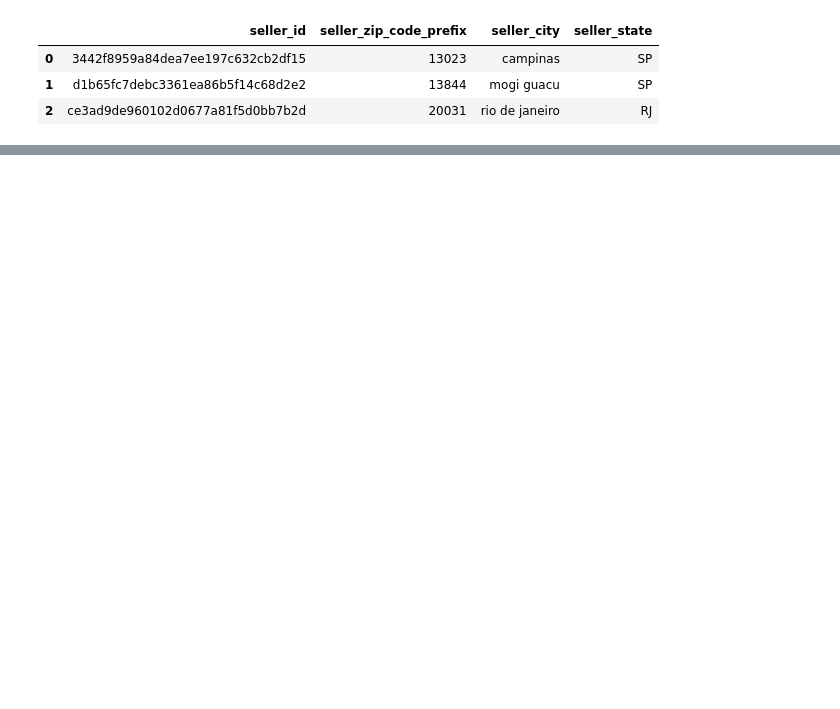
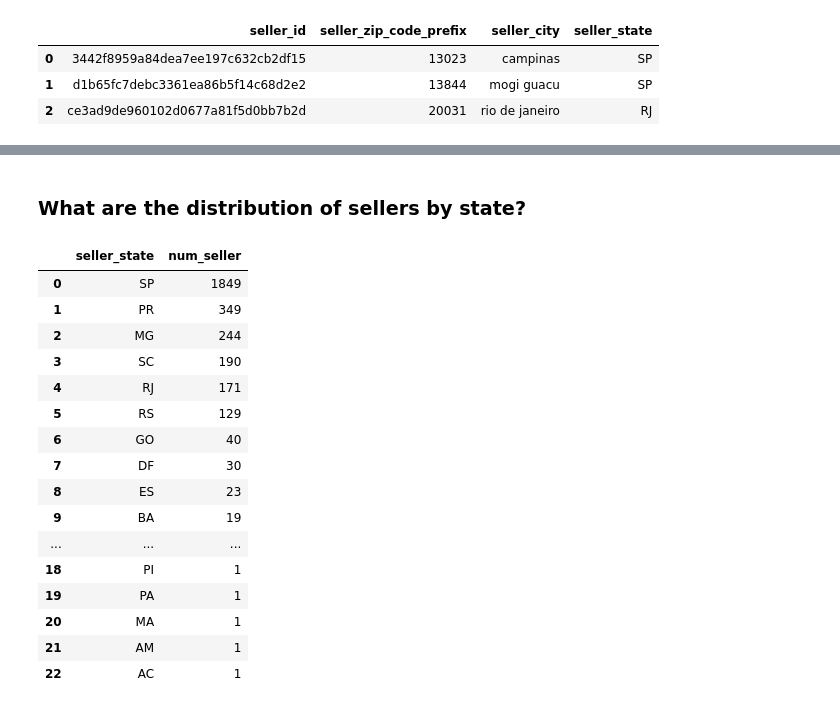
Before and after one commit to MarcosRMG/ds_ao_dev, a Jupyter notebook: notebooks/DS ao DEV.ipynb, the cells around one changed output, grey strips where cells are left out. Cells and saved outputs as stored; diff of their text form; code cells hidden in the pictures; blank space fills up the shorter version.

```diff
--- a/notebooks/DS ao DEV.ipynb
+++ b/notebooks/DS ao DEV.ipynb
@@ -1522,0 +1525,4 @@ pd.read_sql('SELECT * FROM sellers LIMIT 3', con=conn)
+# %%
+# Database conection
+db = create_engine('sqlite:///../data/olist_db.sqlite', echo=False)
+conn = db.connect()
@@ -1522,0 +1867,30 @@ pd.read_sql('SELECT * FROM sellers LIMIT 3', con=conn)
+# %% [markdown]
+### What are the distribution of sellers by state?
+# %%
+q = '''
+select
+    s.seller_state,
+    count(distinct(seller_id)) as num_seller
+from sellers s
+group by s.seller_state
+order by num_seller desc;
+'''
+pd.read_sql(q, conn)
+# %% [output]
+|  | seller_state | num_seller |
+| 0 | SP | 1849 |
+| 1 | PR | 349 |
+| 2 | MG | 244 |
+| 3 | SC | 190 |
+| 4 | RJ | 171 |
+| 5 | RS | 129 |
+| 6 | GO | 40 |
+| 7 | DF | 30 |
+| 8 | ES | 23 |
+| 9 | BA | 19 |
+| ... | ... | ... |
+| 18 | PI | 1 |
+| 19 | PA | 1 |
+| 20 | MA | 1 |
+| 21 | AM | 1 |
+| 22 | AC | 1 |
```
Also changed, not shown: parts of 38 cells of this notebook.
